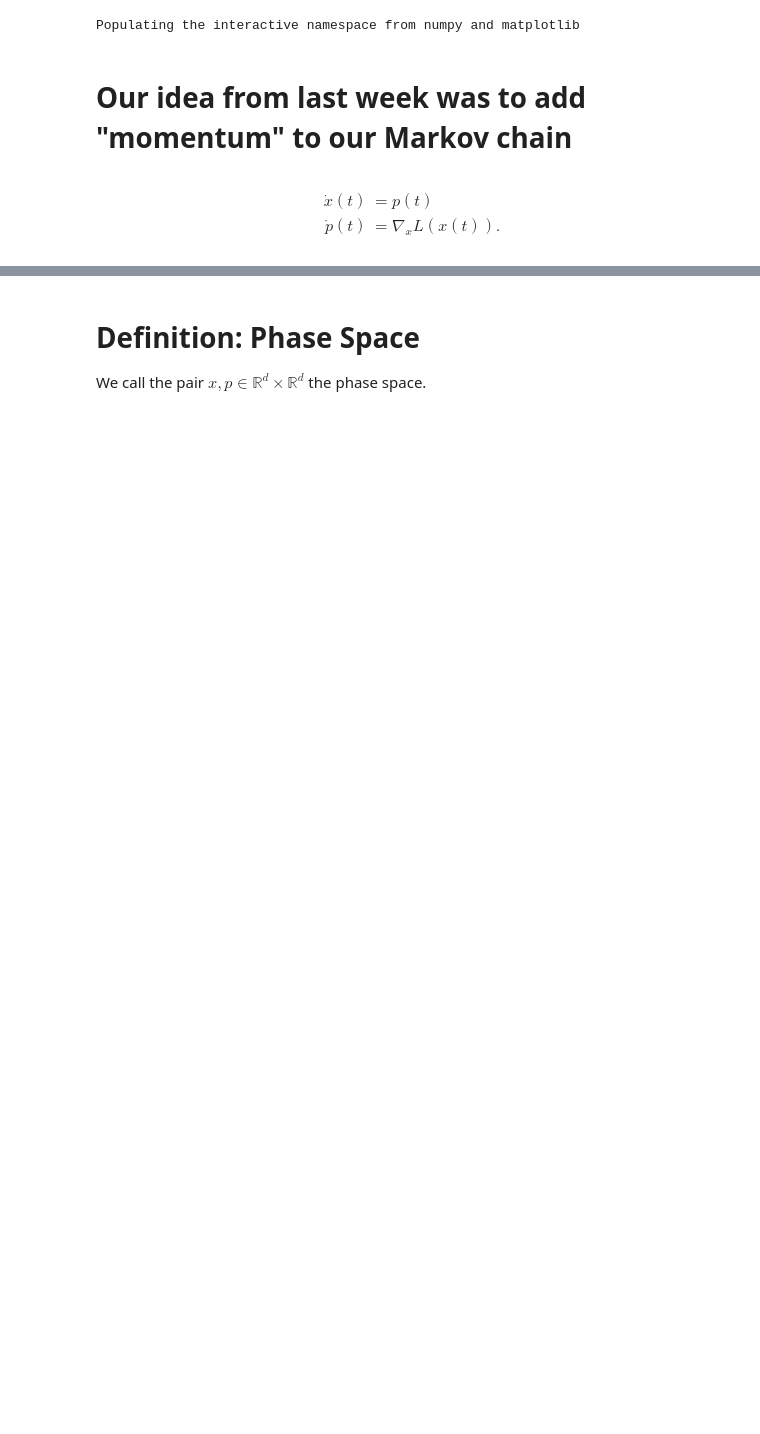
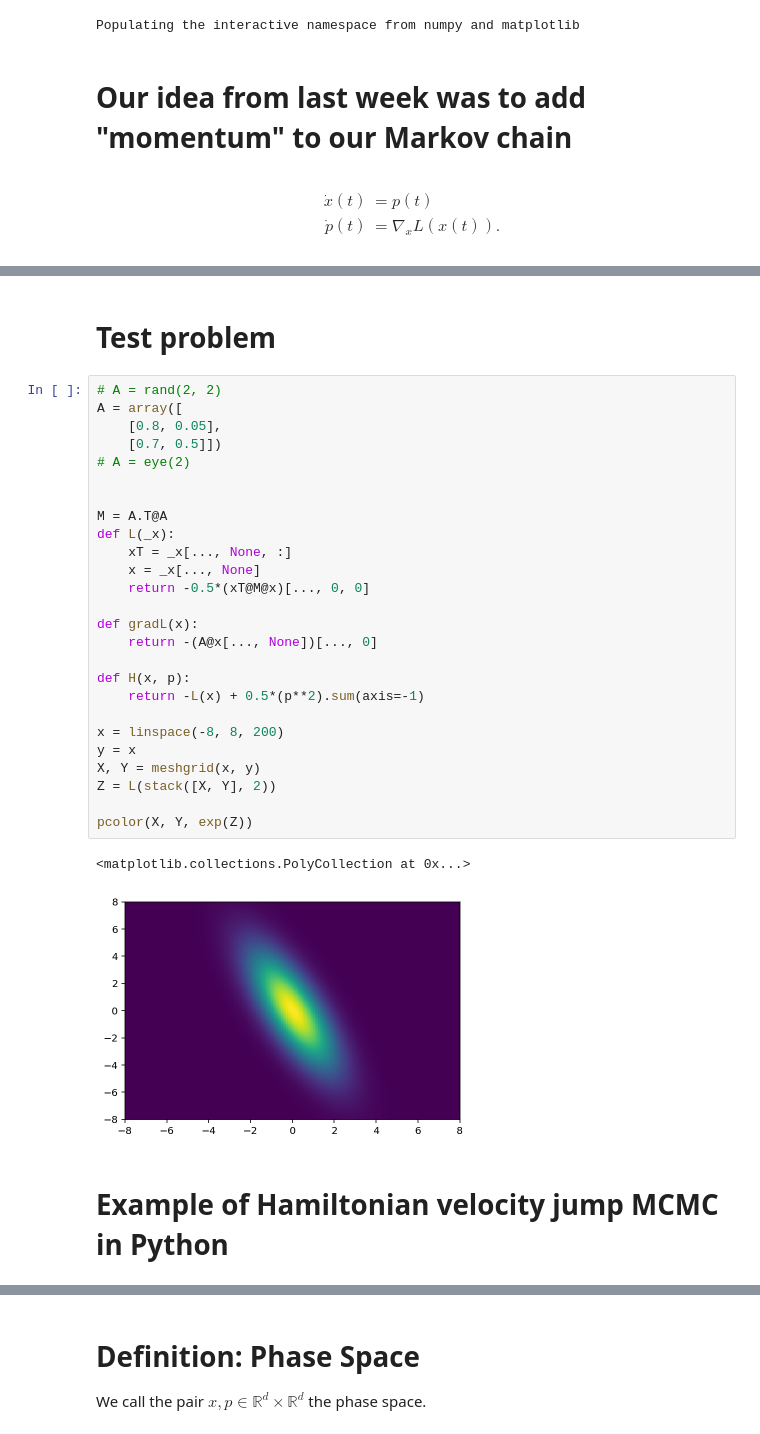
Before and after one commit to newby-jay/MATH509-Fall2022-JupyterNotebooks, a Jupyter notebook: Week 12.ipynb, the cells around one changed output, grey strips where cells are left out. Cells and saved outputs as stored; diff of their text form; blank space fills up the shorter version.

```diff
--- a/Week 12.ipynb
+++ b/Week 12.ipynb
@@ -26,0 +50,33 @@ Populating the interactive namespace from numpy and matplotlib
+# %% [markdown]
+# Test problem
+# %%
+# A = rand(2, 2)
+A = array([
+    [0.8, 0.05],
+    [0.7, 0.5]])
+# A = eye(2)
+
+
+M = A.T@A
+def L(_x):
+    xT = _x[..., None, :]
+    x = _x[..., None]
+    return -0.5*(xT@M@x)[..., 0, 0]
+
+def gradL(x):
+    return -(A@x[..., None])[..., 0]
+
+def H(x, p):
+    return -L(x) + 0.5*(p**2).sum(axis=-1)
+
+x = linspace(-8, 8, 200)
+y = x
+X, Y = meshgrid(x, y)
+Z = L(stack([X, Y], 2))
+
+pcolor(X, Y, exp(Z))
+# %% [output]
+<matplotlib.collections.PolyCollection at 0x...>
+[figure, added]
+# %% [markdown]
+# Example of Hamiltonian velocity jump MCMC in Python
```
Also changed, not shown: parts of 39 cells of this notebook.
